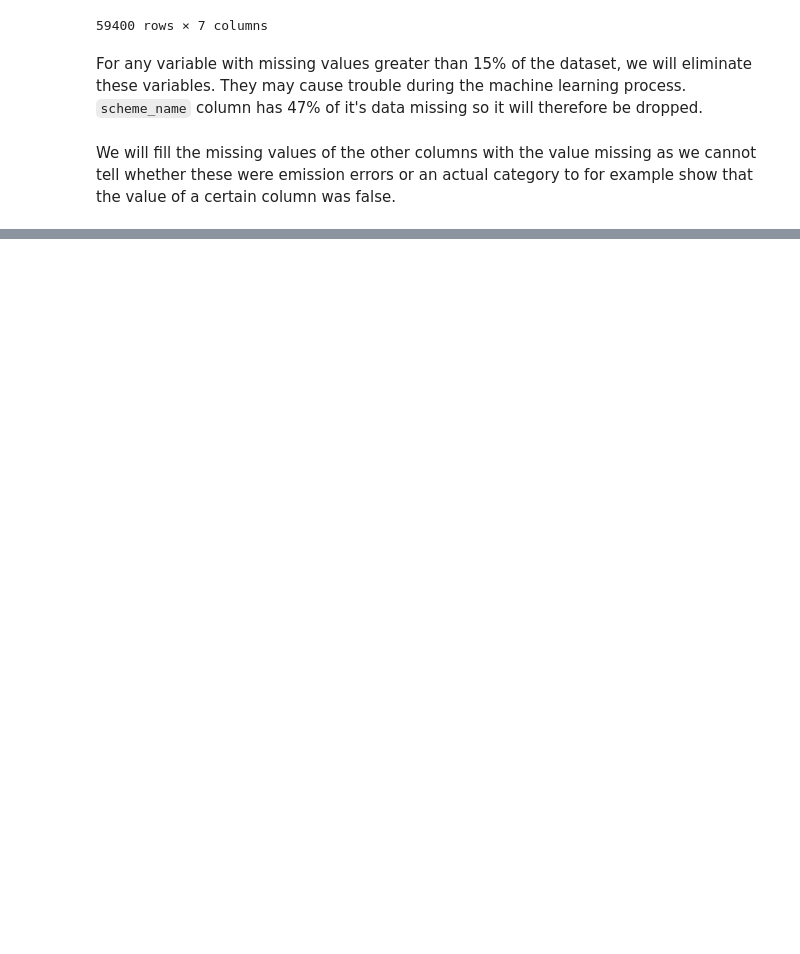
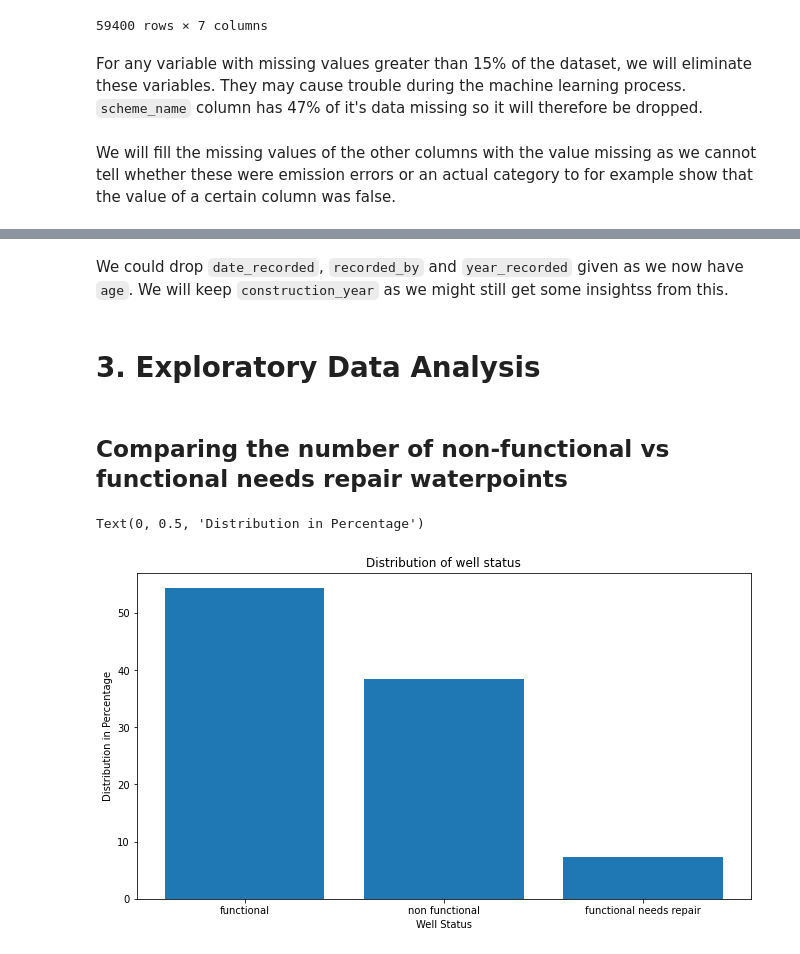
Before and after one commit to OswaldCc/Tanzania-Water-Pump-Status-Prediction, a Jupyter notebook: Tanzania Water Pump Status.ipynb, the cells around one changed output, grey strips where cells are left out. Drawn from its saved outputs; the diff is of its cells as text; code cells hidden in the pictures; blank space fills up the shorter version.

Commit message:
finished Data Cleaning and EDA

```diff
--- a/Tanzania Water Pump Status.ipynb
+++ b/Tanzania Water Pump Status.ipynb
@@ -188,0 +523,3 @@ training_set.fillna(value = 'MISSING', inplace = True)
+# %%
+
+training_set['installer'].replace(to_replace, inplace = True)
@@ -188,0 +568,7 @@ training_set.fillna(value = 'MISSING', inplace = True)
+# %%
+training_set['construction_year'].replace(to_replace=0, value=2000, inplace = True)
+# %%
+#Creating the new column age
+training_set['age'] = training_set['year_recorded'] - training_set['construction_year']
+
+training_set['age'].unique()
@@ -188,0 +582,3 @@ training_set.fillna(value = 'MISSING', inplace = True)
+# %%
+#Dropping ages less than zero
+training_set.drop(training_set[training_set['age'] < 0].index, inplace = True)
@@ -188,0 +602,17 @@ training_set.fillna(value = 'MISSING', inplace = True)
+# %% [markdown]
+We could drop `date_recorded`, `recorded_by` and `year_recorded` given as we now have `age`. We will keep `construction_year` as we might still get some insightss from this.
+# %% [markdown]
+# 3. Exploratory Data Analysis
+# %% [markdown]
+## Comparing the number of non-functional vs functional needs repair waterpoints
+# %%
+
+status = pd.DataFrame(training_set['status_group'].value_counts(normalize = True)*100)
+fig, ax = plt.subplots(figsize = (11,4))
+ax.bar(x = status.index, height = status['status_group'])
+ax.set_title('Distribution of well status')
+ax.set_xlabel('Well Status')
+ax.set_ylabel('Distribution Percentage')
+# %% [output]
+Text(0, 0.5, 'Distribution in Percentage')
+[figure, added]
```
Also changed, not shown: parts of 65 cells of this notebook.
